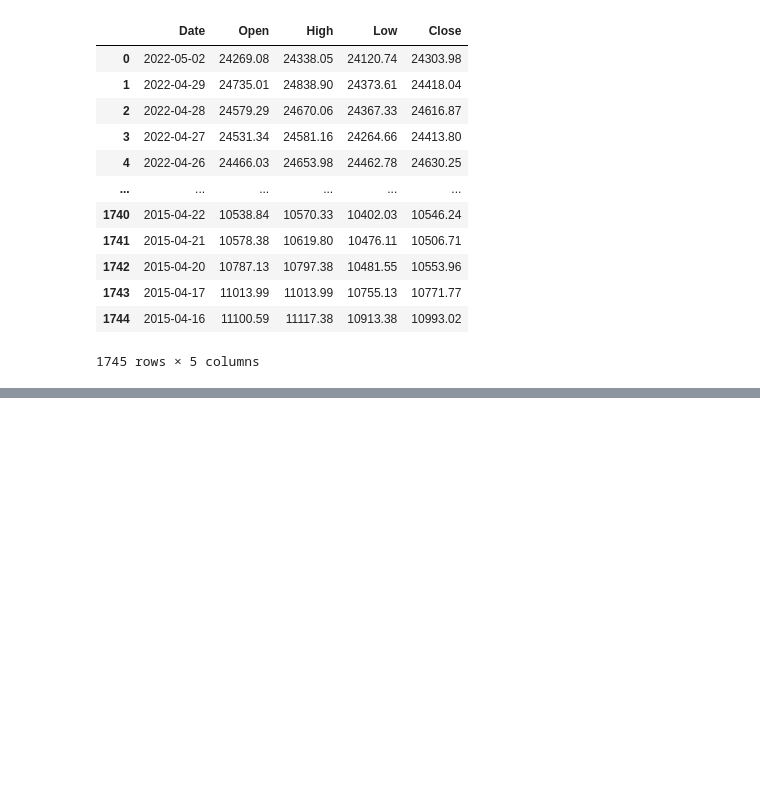
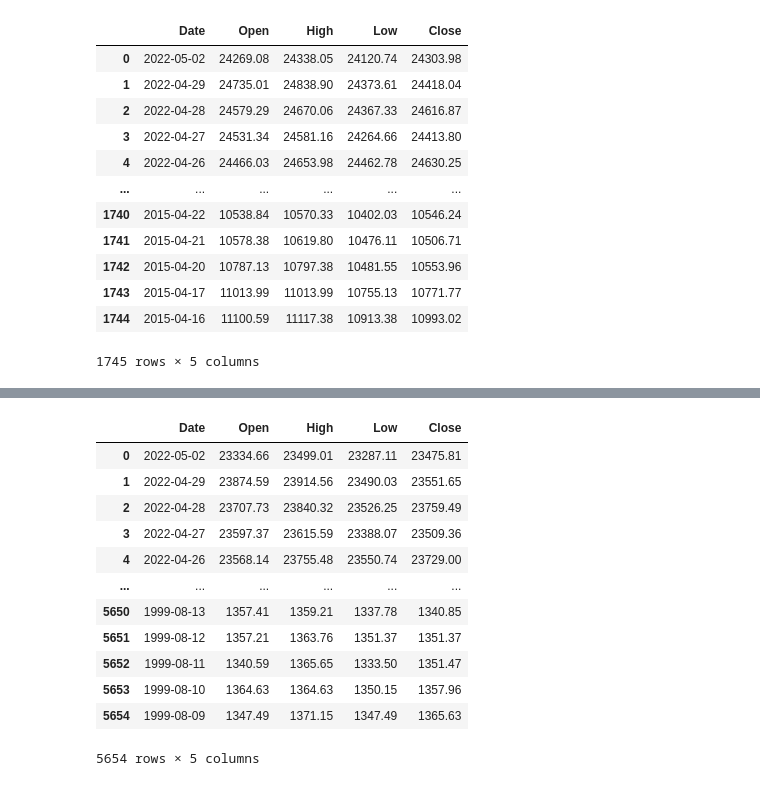
Before and after one commit to yashpadhye17/Stock-Market-Analysis, a Jupyter notebook: DATASET/OTHERDATA.IPYNB, the cells around one changed output, grey strips where cells are left out. Cells and saved outputs as stored; diff of their text form; code cells hidden in the pictures; blank space fills up the shorter version.

```diff
--- a/DATASET/OTHERDATA.IPYNB
+++ b/DATASET/OTHERDATA.IPYNB
@@ -125,0 +152,16 @@ BSE100
+# %%
+BSE500
+# %% [output]
+|  | Date | Open | High | Low | Close |
+| 0 | 2022-05-02 | 23334.66 | 23499.01 | 23287.11 | 23475.81 |
+| 1 | 2022-04-29 | 23874.59 | 23914.56 | 23490.03 | 23551.65 |
+| 2 | 2022-04-28 | 23707.73 | 23840.32 | 23526.25 | 23759.49 |
+| 3 | 2022-04-27 | 23597.37 | 23615.59 | 23388.07 | 23509.36 |
+| 4 | 2022-04-26 | 23568.14 | 23755.48 | 23550.74 | 23729.00 |
+| ... | ... | ... | ... | ... | ... |
+| 5650 | 1999-08-13 | 1357.41 | 1359.21 | 1337.78 | 1340.85 |
+| 5651 | 1999-08-12 | 1357.21 | 1363.76 | 1351.37 | 1351.37 |
+| 5652 | 1999-08-11 | 1340.59 | 1365.65 | 1333.50 | 1351.47 |
+| 5653 | 1999-08-10 | 1364.63 | 1364.63 | 1350.15 | 1357.96 |
+| 5654 | 1999-08-09 | 1347.49 | 1371.15 | 1347.49 | 1365.63 |
+5654 rows × 5 columns
```
Also changed, not shown: parts of 7 cells of this notebook.
